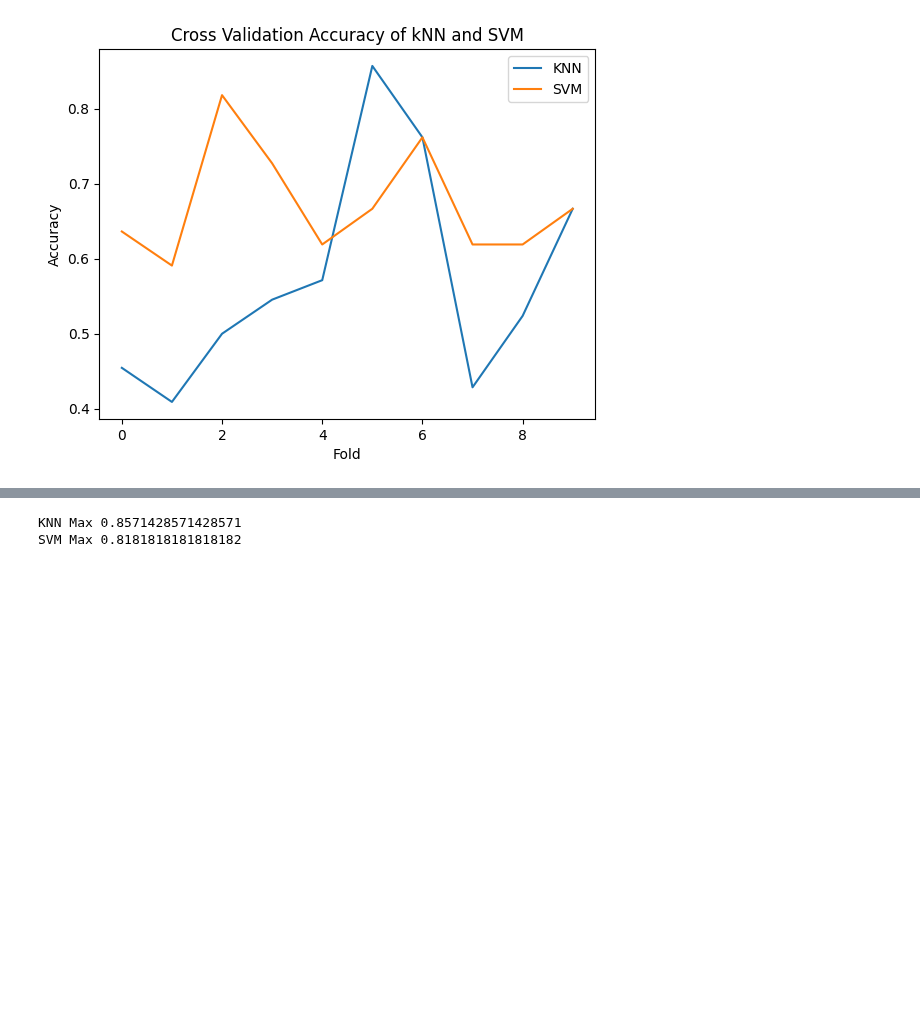
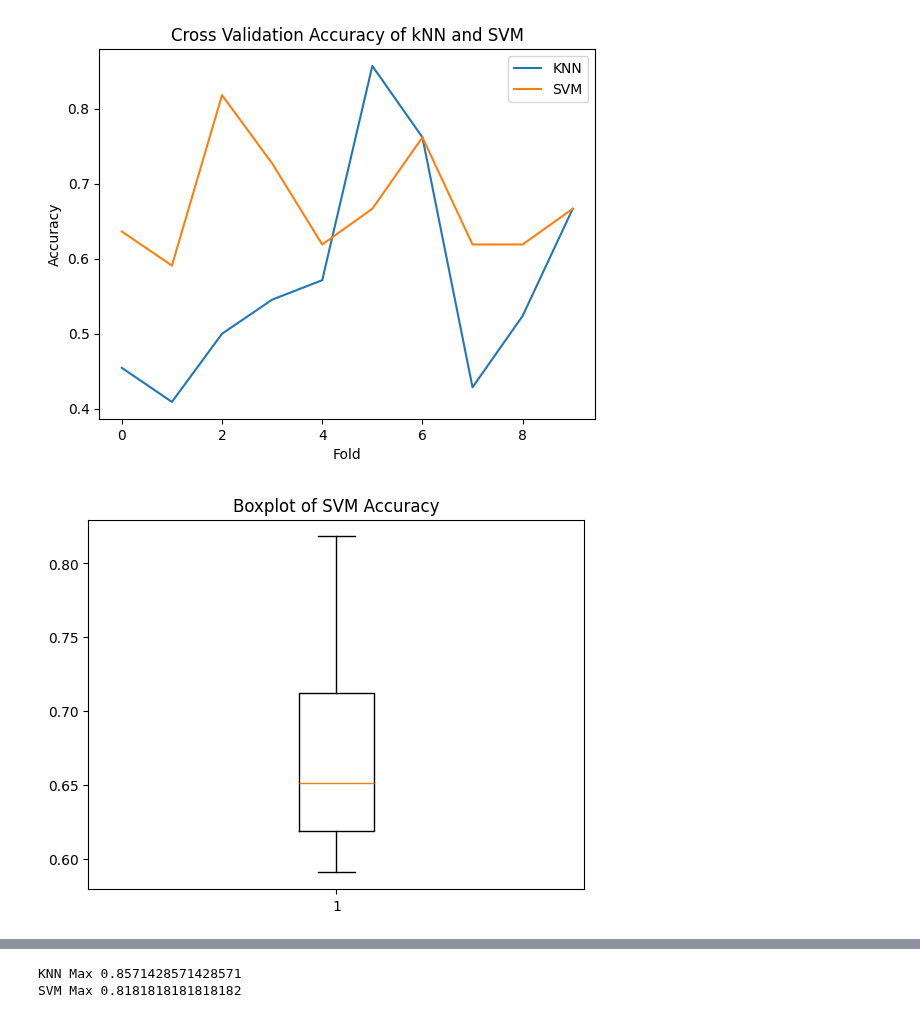
Before and after one commit to bobbymannino/comp2002-report, a Jupyter notebook: book.ipynb, the cells around one changed output, grey strips where cells are left out. Saved outputs shown, nothing was run; the diff lists cells and outputs as text; code cells hidden in the pictures; blank space fills up the shorter version.

Commit message:
add a couple boxplots

```diff
--- a/book.ipynb
+++ b/book.ipynb
@@ -221,3 +221,13 @@ plt.legend()
 plt.show()
 # %% [output]
 [figure]
+# %%
+plt.figure()
+
+plt.title("Boxplot of SVM Accuracy")
+
+plt.boxplot(svm_accuracies, label="SVM")
+
+plt.show()
+# %% [output]
+[figure, added]
```
Also changed, not shown: parts of 6 cells of this notebook.
